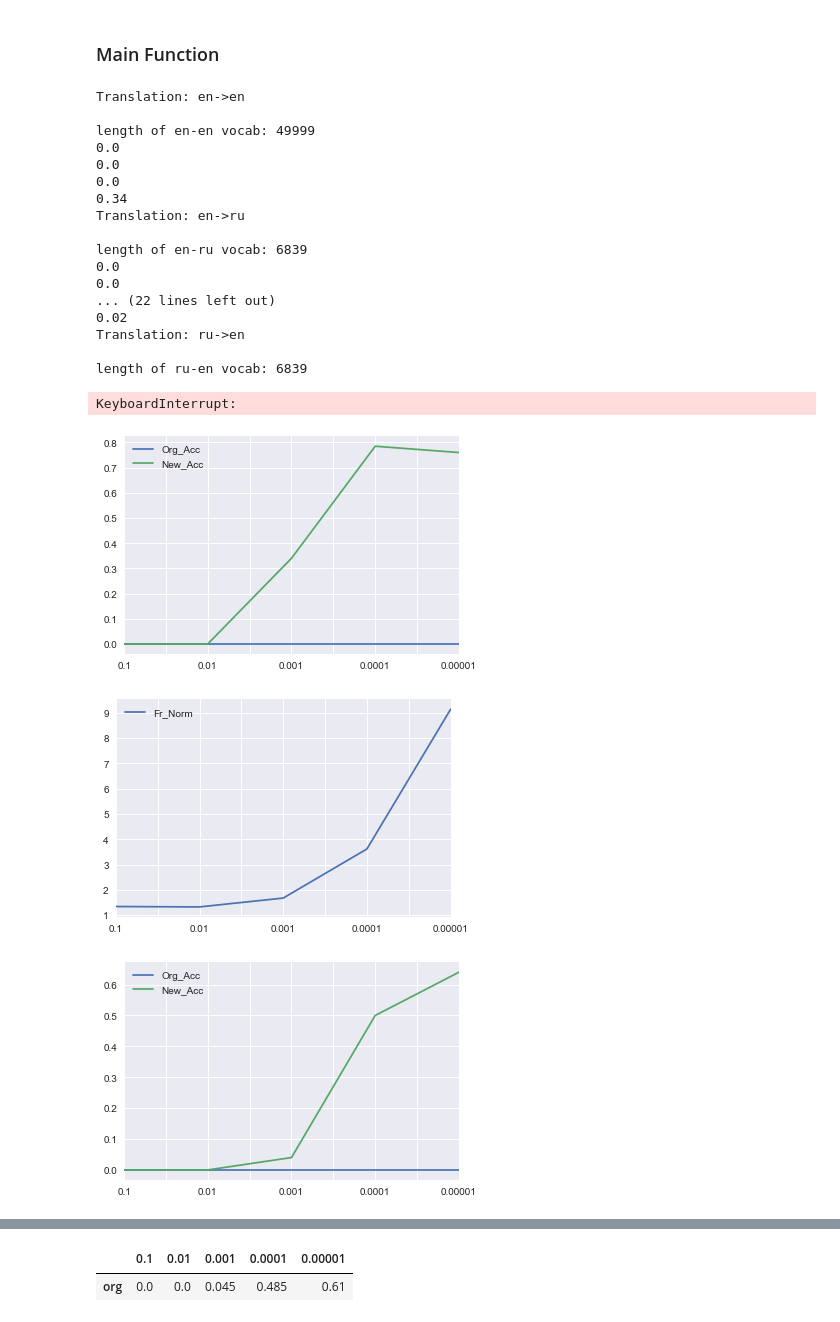
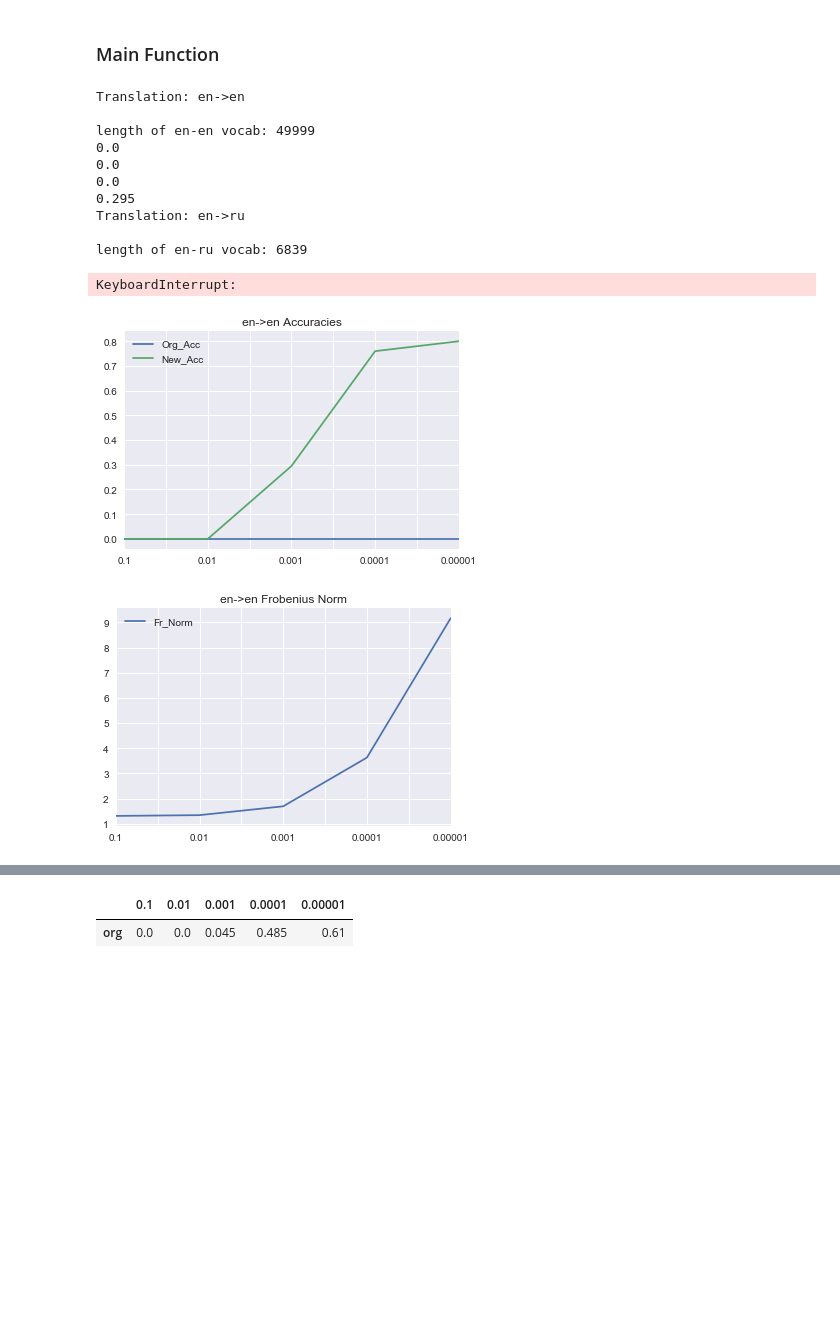
Before and after one commit to mike-tamir/IsomanticsWorkshop, a Jupyter notebook: code/Comparison of Models with Different Lambda Values.ipynb, the cells around one changed output, grey strips where cells are left out. Saved outputs shown, nothing was run; the diff lists cells and outputs as text; code cells hidden in the pictures; blank space fills up the shorter version.

Commit message:
Titles for graphs added

```diff
--- a/code/Comparison of Models with Different Lambda Values.ipynb
+++ b/code/Comparison of Models with Different Lambda Values.ipynb
@@ -470,43 +472,35 @@ if __name__ == '__main__':
 
         #New_Acc = [test_accuracy1 ,test_accuracy01 ,test_accuracy001 ,test_accuracy0001, test_accuracy00001]
 
         Fr_Norm = [fr_norm1, fr_norm01, fr_norm001, fr_norm0001, fr_norm00001]
 
 
 #         Org_Acc_df =pd.DataFrame(Org_Acc)
 #         Org_Acc_df.columns =['0.1', '0.01', '0.001', '0.0001', '0.00001']
 #         New_Acc_df =pd.DataFrame(New_Acc)
 #         New_Acc_df.columns =['0.1', '0.01', '0.001', '0.0001', '0.00001']
 #         Fr_Norm_df =pd.DataFrame(Fr_norm)
 #         Fr_Norm_df.columns =['0.1', '0.01', '0.001', '0.0001', '0.00001']
 
         Org_Acc_df =pd.DataFrame(Org_Acc, index =['0.1', '0.01', '0.001', '0.0001', '0.00001'], columns = ['Org_Acc'], )
         New_Acc_df =pd.DataFrame(New_Acc, index =['0.1', '0.01', '0.001', '0.0001', '0.00001'], columns = ['New_Acc'], )
         Fr_Norm_df =pd.DataFrame(Fr_Norm, index =['0.1', '0.01', '0.001', '0.0001', '0.00001'], columns = ['Fr_Norm'], )
 
-        ax = Org_Acc_df.plot(label=lg1+'->'+lg2+' Accuracies')
+        ax = Org_Acc_df.plot(title=lg1+'->'+lg2+' Accuracies')
         New_Acc_df.plot(ax=ax)
 
-        ax = Fr_Norm_df.plot(label=lg1+'->'+lg2+' Frobenius Norm')
+        ax = Fr_Norm_df.plot(title=lg1+'->'+lg2+' Frobenius Norm')
 # %% [output]
 Translation: en->en
 
 length of en-en vocab: 49999
 0.0
 0.0
 0.0
-0.34
+0.295
 Translation: en->ru
 
 length of en-ru vocab: 6839
-0.0
-0.0
-... (22 lines left out)
-0.02
-Translation: ru->en
-
-length of ru-en vocab: 6839
 KeyboardInterrupt:
-[figure, old version]
+[figure, new version]
-[figure, old version]
+[figure, new version]
-[figure, removed]
```
Also changed, not shown: parts of 2 cells of this notebook.
